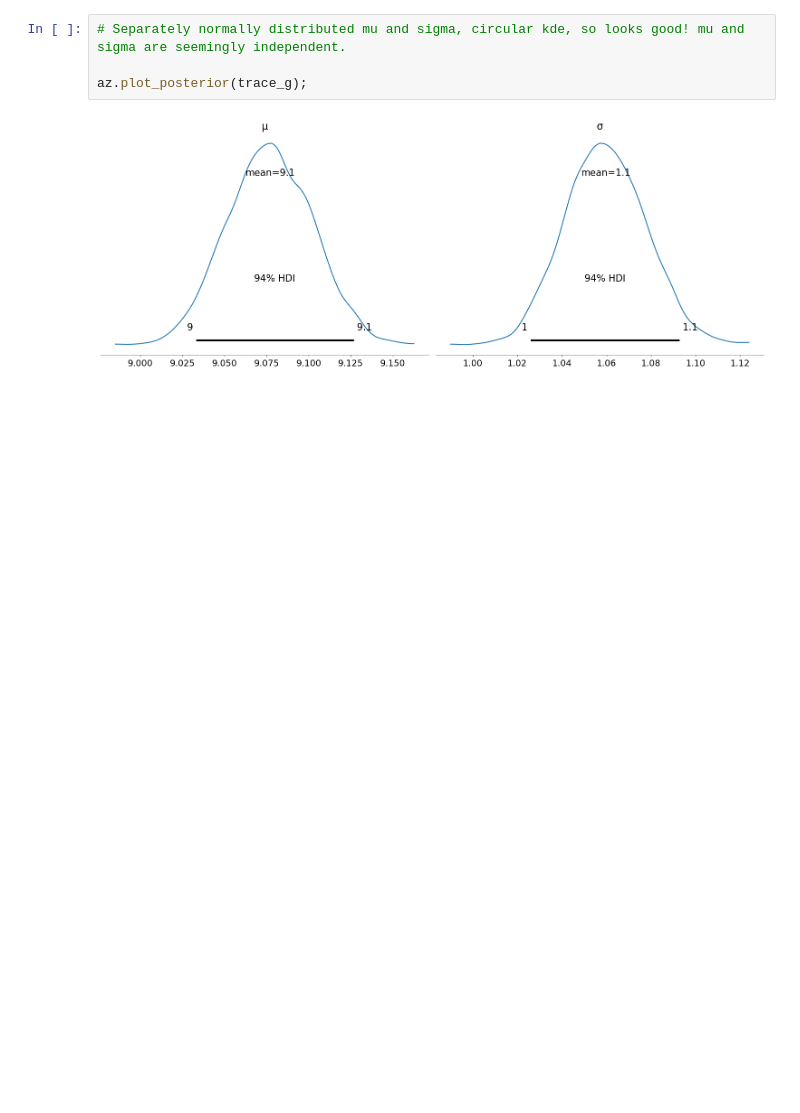
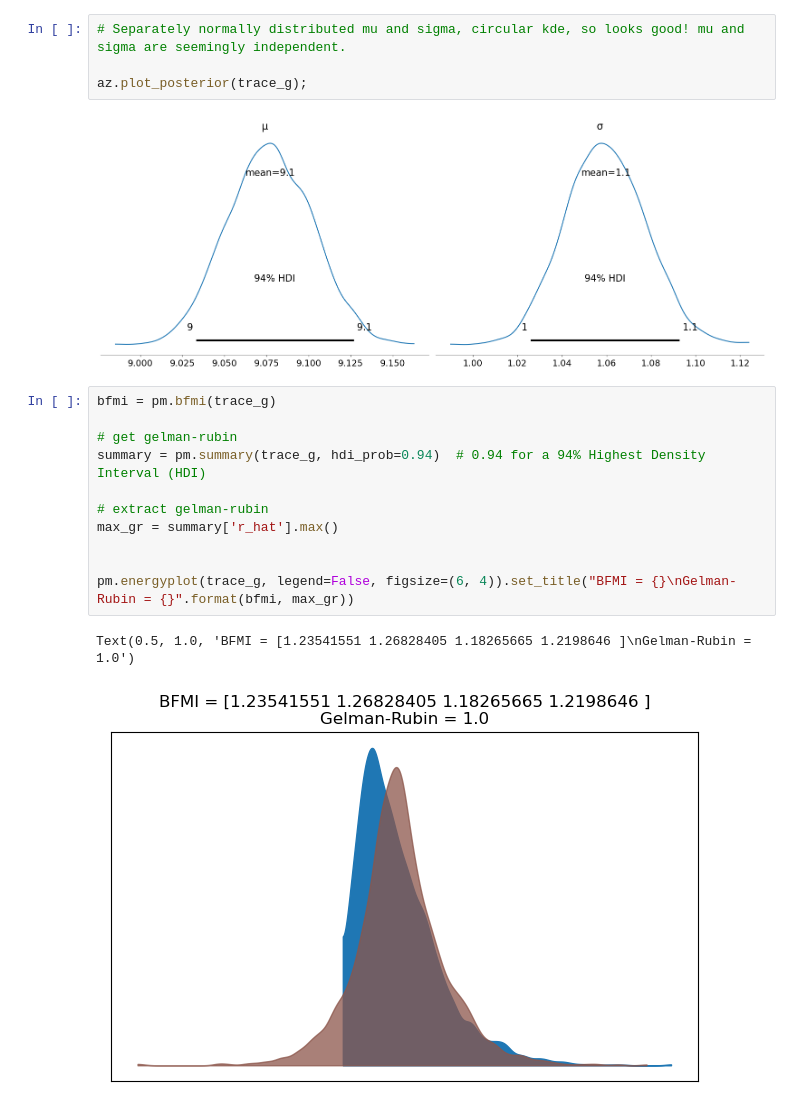
Before and after one commit to Lou-Hines/Covid_Wastewater_and_Schools, a Jupyter notebook: Bayesian_Modelling_Pre-_and_Post-Omicron.ipynb, the cells around one changed output. Cells and saved outputs as stored; diff of their text form; blank space fills up the shorter version.

```diff
--- a/Bayesian_Modelling_Pre-_and_Post-Omicron.ipynb
+++ b/Bayesian_Modelling_Pre-_and_Post-Omicron.ipynb
@@ -124,3 +124,17 @@ az.plot_joint(trace_g, kind='kde', fill_last=False);
 az.plot_posterior(trace_g);
 # %% [output]
 [figure]
+# %%
+bfmi = pm.bfmi(trace_g)
+
+# get gelman-rubin
+summary = pm.summary(trace_g, hdi_prob=0.94)  # 0.94 for a 94% Highest Density Interval (HDI)
+
+# extract gelman-rubin
+max_gr = summary['r_hat'].max()
+
+
+pm.energyplot(trace_g, legend=False, figsize=(6, 4)).set_title("BFMI = {}\nGelman-Rubin = {}".format(bfmi, max_gr))
+# %% [output]
+Text(0.5, 1.0, 'BFMI = [1.23541551 1.26828405 1.18265665 1.2198646 ]\nGelman-Rubin = 1.0')
+[figure, added]
```
Also changed, not shown: parts of 6 cells of this notebook.
